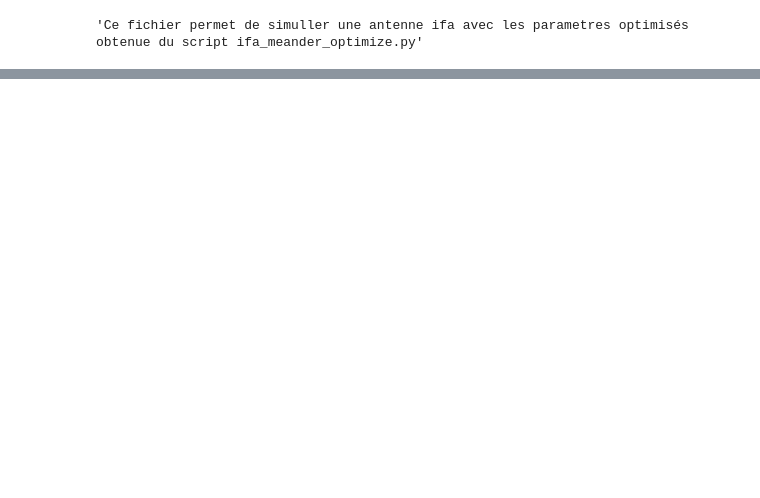
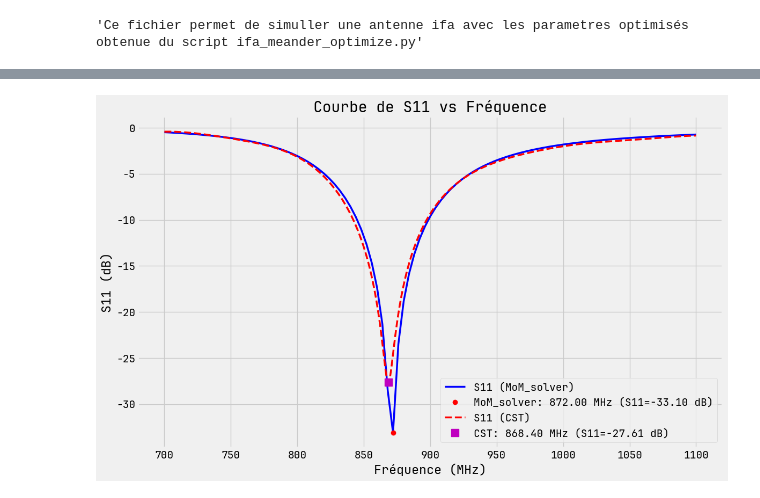
Before and after one commit to FahdilOuro/Antenna_Solver_MoM, a Jupyter notebook: antenna_simulation/ifa_meander_project_v2/simultion_optimiz_ifa.ipynb, the cells around one changed output, grey strips where cells are left out. Drawn from its saved outputs; the diff is of its cells as text; code cells hidden in the pictures; blank space fills up the shorter version.

```diff
--- a/antenna_simulation/ifa_meander_project_v2/simultion_optimiz_ifa.ipynb
+++ b/antenna_simulation/ifa_meander_project_v2/simultion_optimiz_ifa.ipynb
@@ -26,18 +28,22 @@ save_mesh_folder = 'data/gmsh_files/'
 ifa_meander_mat = 'data/antennas_mesh/sim_optimize_ifa.mat'
 ifa_meander_msh = save_mesh_folder + mesh_name
 # %%
-a = 27 / 1000  # Largeur
-b = 55 / 1000  # Hauteur
+a = 29 / 1000  # Largeur
+b = 44 / 1000  # Hauteur
 
-terminal_a = 92 / 1000
+terminal_a = 89 / 1000
 terminal_b = b
 x_t = np.array([-terminal_a + a, 0, 0, -terminal_a + a])
 y_t = np.array([terminal_b, terminal_b, 0, 0])
 
 # On fixe le short feed et la largur de piste
-largeur_piste    = 5.400 / 1000
-distance_meandre = 8.100 / 1000
-feed = 31.239 / 1000
+largeur_piste    = 4.4590 / 1000
+distance_meandre = 4.4590 / 1000
+feed = 22.000 / 1000
 feed_point       = [0, feed, 0]
 
-mesh_size = 21.60 / 1000
+# mesh_size = 21.16 / 1000
+# mesh_size = 16.20 / 1000
+
+mesh_size = 8.7 / 1000
+print(f"Mesh size : {mesh_size * 1000:.2f} mm")
@@ -116,0 +91,13 @@ Nombre d'elements de maillage (edges) = 55
+# %%
+# Charger les données CST
+cst_data_1 = np.loadtxt("data/plot_file/Plot_S11_Antenne_Ta_89_Tb_44_a_29.txt", skiprows=3)
+# cst_data_1 = np.loadtxt("data/plot_file/Plot_S11_Antenne_Ta_92_Tb_55_a_27.txt", skiprows=3)
+cst_freq_mhz = cst_data_1[:, 0]  # fréquence déjà en MHz
+cst_s11_db = cst_data_1[:, 1]
+# %%
+from utils.frequency_sweep import plot_s11_curve_CST_MoM
+
+
+plot_s11_curve_CST_MoM(s11_db, fLow, fHigh, cst_freq_mhz=cst_freq_mhz, cst_s11_db=cst_s11_db)
+# %% [output]
+[figure, added]
```
Also changed, not shown: parts of 5 cells of this notebook, 23 other files.
